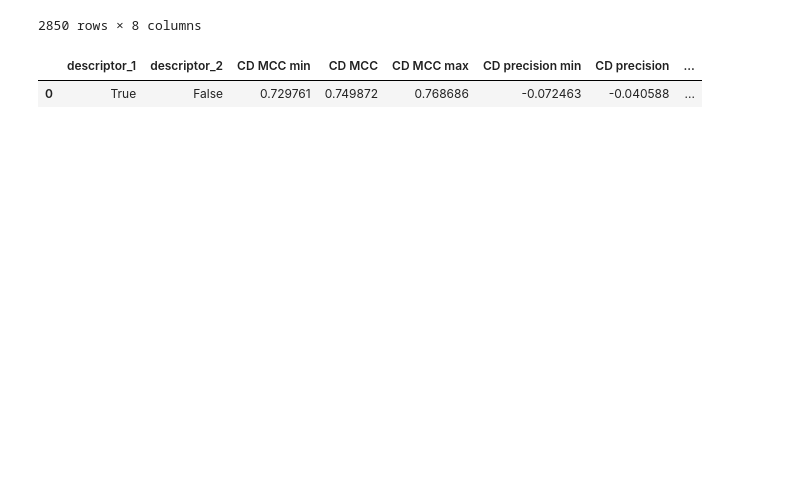
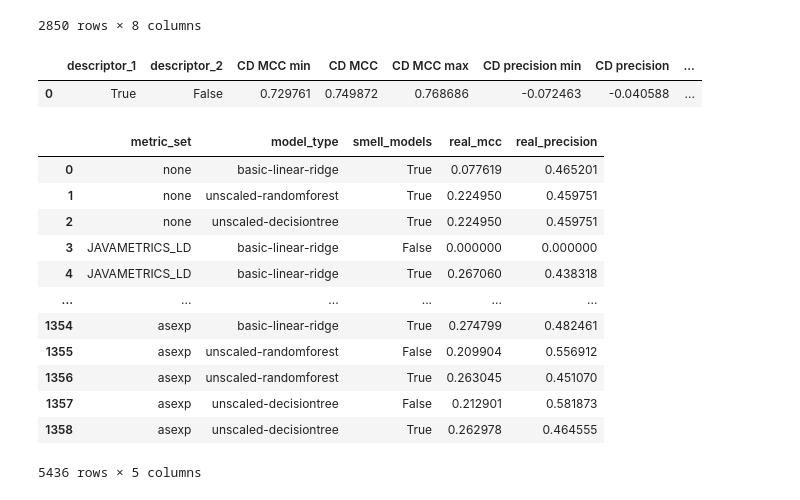
Before and after one commit to tlewowski/defect-prediction, a Jupyter notebook: manual_analysis/single_metric/defect-performance-single-metric.ipynb, the cells around one changed output. Saved outputs shown, nothing was run; the diff lists cells and outputs as text; code cells hidden in the pictures; blank space fills up the shorter version.

```diff
--- a/manual_analysis/single_metric/defect-performance-single-metric.ipynb
+++ b/manual_analysis/single_metric/defect-performance-single-metric.ipynb
@@ -330,3 +330,19 @@ calculate_cliff_deltas(results, "smell_models")
 # %% [output]
 |  | descriptor_1 | descriptor_2 | CD MCC min | CD MCC | CD MCC max | CD precision min | CD precision | ... |
 | 0 | True | False | 0.729761 | 0.749872 | 0.768686 | -0.072463 | -0.040588 | ... |
+# %%
+results[['metric_set', 'model_type', 'smell_models', 'real_mcc', 'real_precision']]
+# %% [output]
+|  | metric_set | model_type | smell_models | real_mcc | real_precision |
+| 0 | none | basic-linear-ridge | True | 0.077619 | 0.465201 |
+| 1 | none | unscaled-randomforest | True | 0.224950 | 0.459751 |
+| 2 | none | unscaled-decisiontree | True | 0.224950 | 0.459751 |
+| 3 | JAVAMETRICS_LD | basic-linear-ridge | False | 0.000000 | 0.000000 |
+| 4 | JAVAMETRICS_LD | basic-linear-ridge | True | 0.267060 | 0.438318 |
+| ... | ... | ... | ... | ... | ... |
+| 1354 | asexp | basic-linear-ridge | True | 0.274799 | 0.482461 |
+| 1355 | asexp | unscaled-randomforest | False | 0.209904 | 0.556912 |
+| 1356 | asexp | unscaled-randomforest | True | 0.263045 | 0.451070 |
+| 1357 | asexp | unscaled-decisiontree | False | 0.212901 | 0.581873 |
+| 1358 | asexp | unscaled-decisiontree | True | 0.262978 | 0.464555 |
+5436 rows × 5 columns
```
Also changed, not shown: 10 other files.
